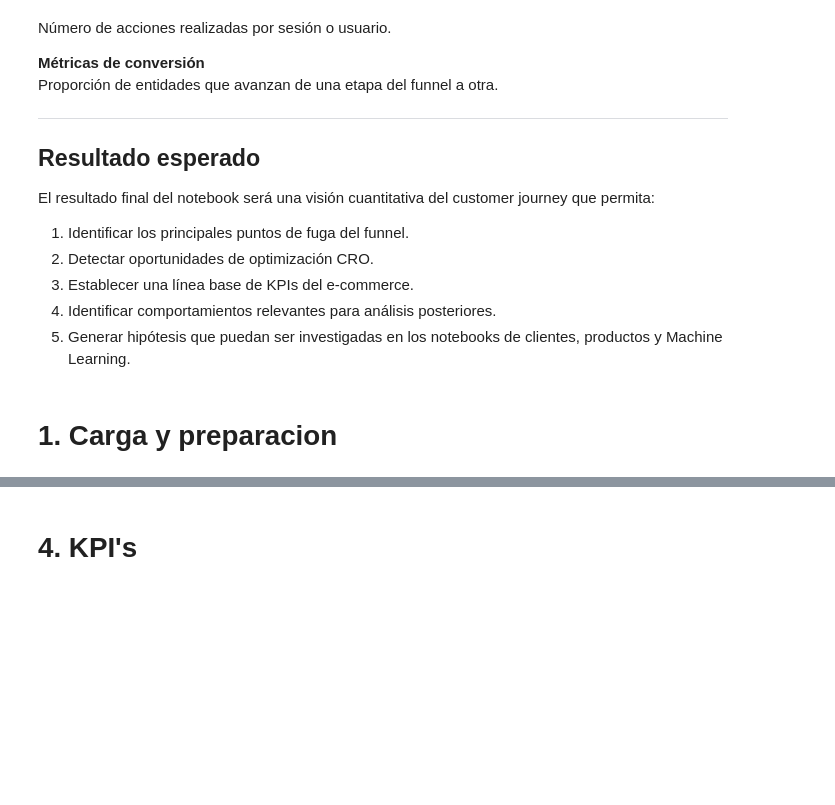
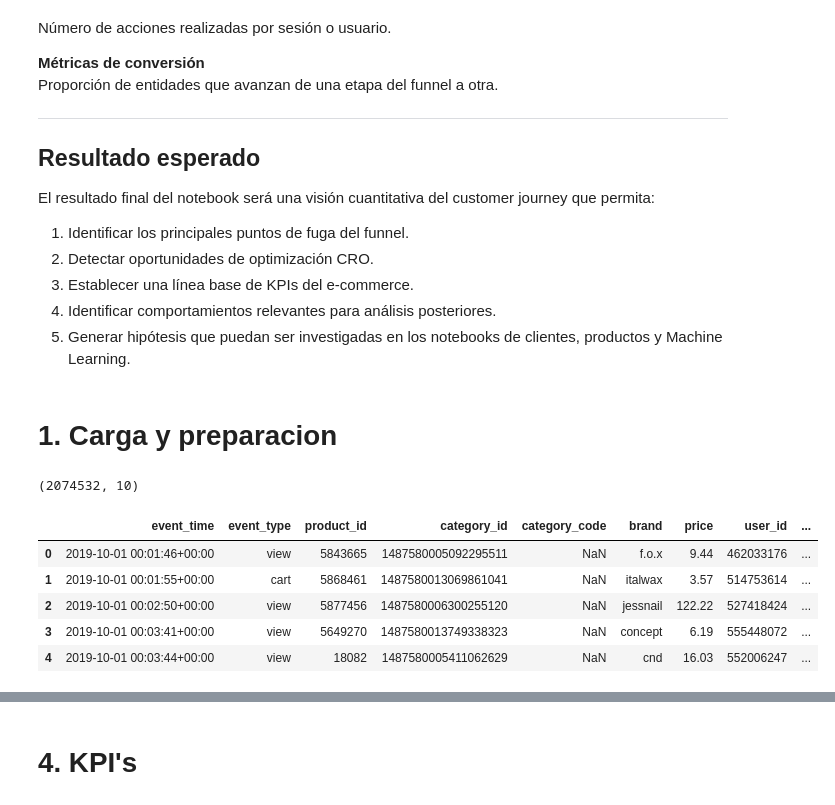
Before and after one commit to Nicosuarezso/ecommerce-cosmetics-analytics, a Jupyter notebook: notebooks/03_customer_journey_analysis.ipynb, the cells around one changed output, grey strips where cells are left out. Cells and saved outputs as stored; diff of their text form; code cells hidden in the pictures; blank space fills up the shorter version.

```diff
--- a/notebooks/03_customer_journey_analysis.ipynb
+++ b/notebooks/03_customer_journey_analysis.ipynb
@@ -117,0 +186,15 @@ El resultado final del notebook será una visión cuantitativa del customer jour
+# %%
+df = pd.read_parquet('../data/processed/ecommerce_clean.parquet')
+# %%
+df.shape
+# %% [output]
+(2074532, 10)
+# %%
+df.head(5)
+# %% [output]
+|  | event_time | event_type | product_id | category_id | category_code | brand | price | user_id | ... |
+| 0 | 2019-10-01 00:01:46+00:00 | view | 5843665 | 1487580005092295511 | NaN | f.o.x | 9.44 | 462033176 | ... |
+| 1 | 2019-10-01 00:01:55+00:00 | cart | 5868461 | 1487580013069861041 | NaN | italwax | 3.57 | 514753614 | ... |
+| 2 | 2019-10-01 00:02:50+00:00 | view | 5877456 | 1487580006300255120 | NaN | jessnail | 122.22 | 527418424 | ... |
+| 3 | 2019-10-01 00:03:41+00:00 | view | 5649270 | 1487580013749338323 | NaN | concept | 6.19 | 555448072 | ... |
+| 4 | 2019-10-01 00:03:44+00:00 | view | 18082 | 1487580005411062629 | NaN | cnd | 16.03 | 552006247 | ... |
```
Also changed, not shown: parts of 59 cells of this notebook, 1 other file.
